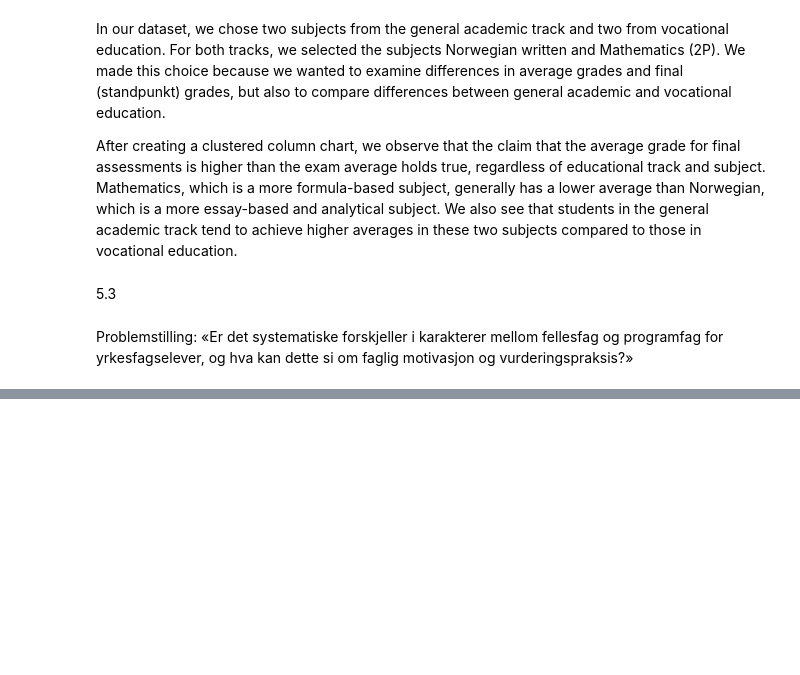
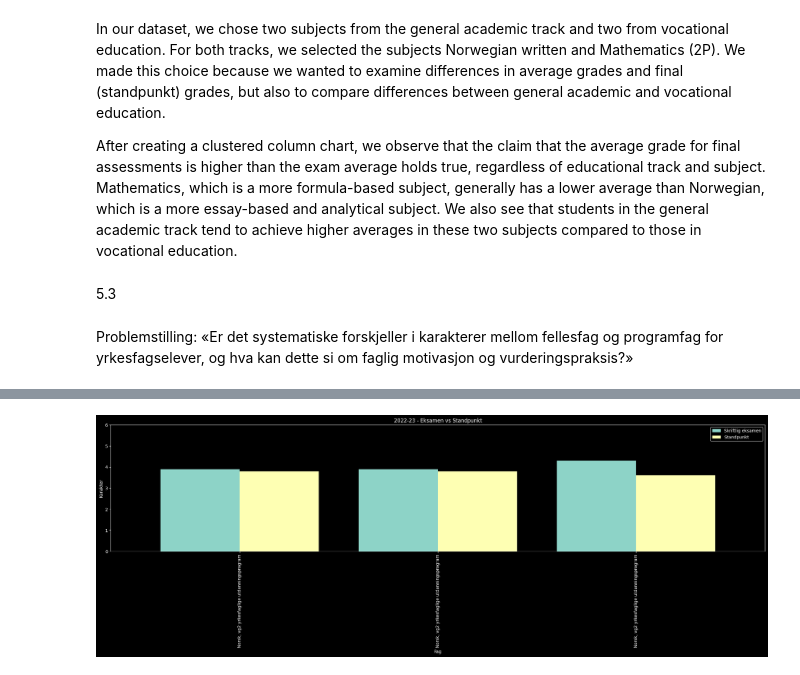
Before and after one commit to tezzzxx/pythonExam2026, a Jupyter notebook: task5.ipynb, the cells around one changed output, grey strips where cells are left out. Cells and saved outputs as stored; diff of their text form; code cells hidden in the pictures; blank space fills up the shorter version.

```diff
--- a/task5.ipynb
+++ b/task5.ipynb
@@ -80,3 +80,12 @@ After creating a clustered column chart, we observe that the claim that the aver
 5.3
 # %% [markdown]
 Problemstilling: «Er det systematiske forskjeller i karakterer mellom fellesfag og programfag for yrkesfagselever, og hva kan dette si om faglig motivasjon og vurderingspraksis?»
+# %%
+
+dataset = pd.read_csv(
+    "YRKEGRADES.csv",
+    encoding="utf-8-sig",
+    sep=";",
+)
+
+print(dataset.columns)
@@ -82,0 +110,71 @@ Problemstilling: «Er det systematiske forskjeller i karakterer mellom fellesfag
+# %%
+import pandas as pd
+import matplotlib.pyplot as plt
+
+# Fjern tomme fag
+dataset = dataset.dropna(subset=["Vurderingsfagnavn"])
+
+# Sorter fag alfabetisk
+dataset = dataset.sort_values("Vurderingsfagnavn")
+
+# År som skal vises
+years = ["2022-23", "2023-24", "2024-25"]
+
+# Konverter karakterkolonner til numeriske verdier
+for year in years:
+
+    cols = [
+        f"{year}.Skriftlig eksamen Snittkarakter",
+        f"{year}.Standpunkt Snittkarakter"
+    ]
+
+    for col in cols:
+
+        if col in dataset.columns:
+
+            dataset[col] = (
+                dataset[col]
+                .astype(str)
+                .str.replace(",", ".", regex=False)
+            )
+
+            dataset[col] = pd.to_numeric(
+                dataset[col],
+                errors="coerce"
+            )
+
+# Lag ett chart per år
+for year in years:
+
+    exam_col = f"{year}.Skriftlig eksamen Snittkarakter"
+    standpunkt_col = f"{year}.Standpunkt Snittkarakter"
+
+    # Hopper over manglende år
+    if exam_col not in dataset.columns or standpunkt_col not in dataset.columns:
+        continue
+
+    ax = dataset.plot(
+        x="Vurderingsfagnavn",
+        y=[exam_col, standpunkt_col],
+        kind="bar",
+        figsize=(22,8),
+        width=0.8
+    )
+
+    plt.title(f"{year} - Eksamen vs Standpunkt")
+    plt.xlabel("Fag")
+    plt.ylabel("Karakter")
+
+    plt.xticks(rotation=90)
+
+    plt.legend([
+        "Skriftlig eksamen",
+        "Standpunkt"
+    ])
+
+    plt.ylim(0, 6)
+
+    plt.tight_layout()
+    plt.show()
+# %% [output]
+[figure, added]
```
Also changed, not shown: parts of 3 cells of this notebook, 1 other file.
